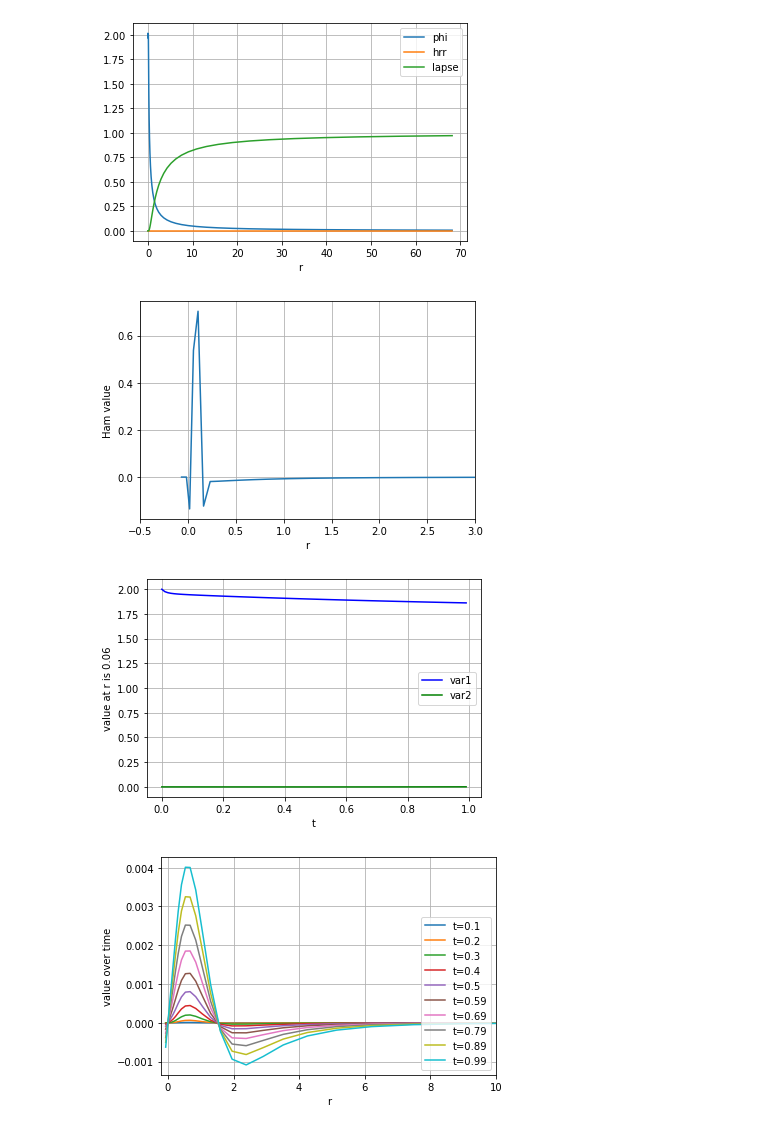
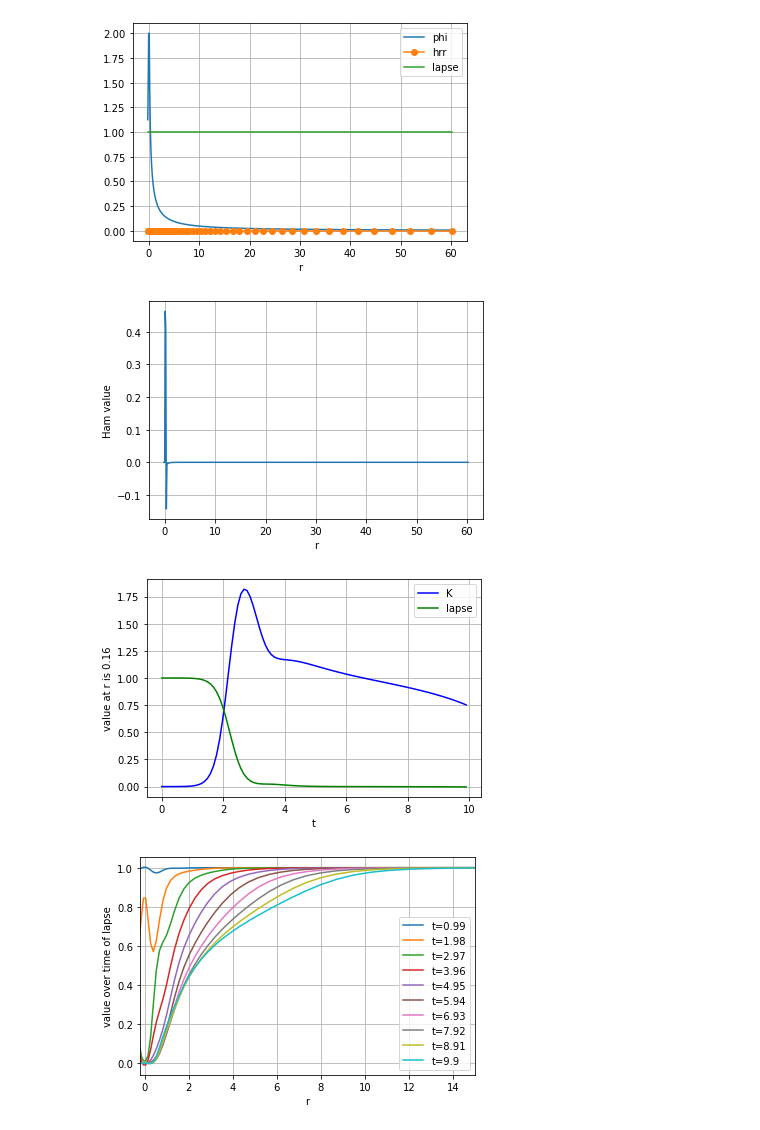
Before and after one commit to GRTLCollaboration/engrenage, a Jupyter notebook: examples/BHEvolution.ipynb, the cells around one changed output. Saved outputs shown, nothing was run; the diff lists cells and outputs as text; code cells hidden in the pictures.

```diff
--- a/examples/BHEvolution.ipynb
+++ b/examples/BHEvolution.ipynb
@@ -29,14 +27,14 @@ from source.diagnostics import *               # go here to change the diagnosti
 # %%
 # Input parameters for grid and evolution here
-N_r = 30 # num points on physical grid
-R = 1.0 # Maximum outer radius, or sets dx_0 = R/N_r for logarithmic case
-N = N_r + num_ghosts * 2
-
+N_r = 50 # num points on physical grid
+R = 5.0 # Maximum outer radius, or sets dx_0 = R/N_r for logarithmic case
 r_is_logarithmic = True
-r, initial_vars_values = get_initial_vars_values(R, N_r, r_is_logarithmic)
+r, initial_state = get_initial_state(R, N_r, r_is_logarithmic)
 
 #unpackage the vector for readability
-initial_u, initial_v , initial_phi, initial_hrr, initial_htt, initial_hpp, initial_K, initial_arr, initial_att, initial_app, initial_lambdar, initial_shiftr, initial_br, initial_lapse = unpack_vars_vector(initial_vars_values, N_r)
+(initial_u, initial_v , initial_phi, initial_hrr, initial_htt, initial_hpp,
+ initial_K, initial_arr, initial_att, initial_app,
+ initial_lambdar, initial_shiftr, initial_br, initial_lapse) = unpack_state(initial_state, N_r)
 
 #plot initial conditions
 plt.xlabel('r')
@@ -46,33 +44,33 @@ plt.xlabel('r')
 #plt.plot(r, initial_att, label='att')
 #plt.plot(r, initial_K, label='K')
 plt.plot(r, initial_phi, label='phi')
-plt.plot(r, initial_hrr, label='hrr')
+plt.plot(r, initial_hrr, '-o', label='hrr') # zero, but plot as dots to see the grid
 plt.plot(r, initial_lapse, label='lapse')
 #plt.plot(r, initial_lambdar, label='lambdar')
 plt.legend(loc='best')
-#plt.xlim(-0.2,0.2)
+#plt.xlim(-1.2,1.2)
 #plt.ylim(-0.001,0.001)
 plt.grid()
 # %% [output]
-[figure, old version]
+[figure, new version]
 # %%
 # check the Hamiltonian constraint initially satisfied
-r, Ham = get_diagnostics(initial_vars_values, np.array([0]), R, N_r, r_is_logarithmic)
+r, Ham = get_Ham_diagnostic(initial_state, np.array([0]), R, N_r, r_is_logarithmic)
 
 # plot the profile for Ham
 plt.plot(r, Ham[0])
 
 plt.xlabel('r')
-plt.xlim(-0.5,R+2)
+#plt.xlim(-0.5,R+2)
 #plt.ylim(-0.1,0.1)
 plt.ylabel('Ham value')
 plt.grid()
 # %% [output]
-[figure, old version]
+[figure, new version]
 # %%
 # for control of time integrator and spatial grid
-T = 1.0 # Maximum evolution time
-N_t = 101 # time resolution (only for outputs, not for integration)
+T = 10.0 # Maximum evolution time
+N_t = 101 # time resolution (only for outputs, not for integration, which is decided by python)
 
 # Work out dt and time spacing of outputs
 dt = T/N_t
@@ -83,48 +81,48 @@ eta = 0.5 # the 1+log slicing damping coefficient - of order 1/M_adm of spacetim
 # to make like (older) python odeint method use method='LSODA' instead
 # use tqdm package to track progress
 with tqdm(total=1000, unit="‰") as progress_bar:
-    dense_solution = solve_ivp(get_rhs, [0,T], initial_vars_values,
+    dense_solution = solve_ivp(get_rhs, [0,T], initial_state,
                                args=(R, N_r, r_is_logarithmic, eta, progress_bar, [0, T/1000]),
                         #atol=1e-5, rtol=1e-5,
                         max_step=(0.1*R/N_r), #for stability and for KO coeff of 10
                         method='RK45', dense_output=True)
 
-# Interpolate the solution at the time points defined in myparams.py
+# Interpolate the solution at the time points requested
 solution = dense_solution.sol(t).T
 # %%
 # Plot a single point versus time
-var1 = idx_phi
+var1 = idx_K
 var2 = idx_lapse
 
 idx = num_ghosts+1
 r_i = np.round(r[idx],2)
-u_of_t = solution[0:N_t, var1 * N + idx]
-plt.plot(t, u_of_t, 'b-', label='var1')
-v_of_t = solution[0:N_t, var2 * N + idx]
-plt.plot(t, v_of_t, 'g-', label='var2')
+var1_of_t = solution[0:N_t, var1 * (N_r + 2*num_ghosts) + idx]
+plt.plot(t, var1_of_t, 'b-', label=variable_names[var1])
+var2_of_t = solution[0:N_t, var2 * (N_r + 2*num_ghosts) + idx]
+plt.plot(t, var2_of_t, 'g-', label=variable_names[var2])
 plt.legend(loc='best')
 plt.xlabel('t')
 plt.ylabel('value at r is '+str(r_i))
 plt.legend(loc='best')
 plt.grid()
 # %% [output]
-[figure, old version]
+[figure, new version]
 # %%
 # plot the profile for some variable at a selection of times
-var = idx_shiftr
+var = idx_lapse # I suggest looking at shiftr, lapse, K or phi to see the gauge evolution
 
 for i, t_i in enumerate(t) :
     if (i < N_t) and (i % 10 == 0) and (t_i > 0.0):
         labelt = "t="+str(round(t_i,2))
-        f_t = solution[i, var * N: (var + 1) * N]
+        f_t = solution[i, var * (N_r + 2*num_ghosts): (var + 1) * (N_r + 2*num_ghosts)]
         plt.plot(r, f_t, label=labelt)
 
 plt.legend(loc=4)
 plt.xlabel('r')
-plt.xlim(-0.2,10.0)
-plt.ylabel('value over time')
+plt.xlim(-0.2,15.0)
+plt.ylabel('value over time of ' + variable_names[var])
 plt.grid()
 # %% [output]
-[figure, old version]
+[figure, new version]
 # %%
 # calculate the diagnostics, just the Hamiltonian constraint for now
```
Also changed, not shown: parts of 4 cells of this notebook, 15 other files.
